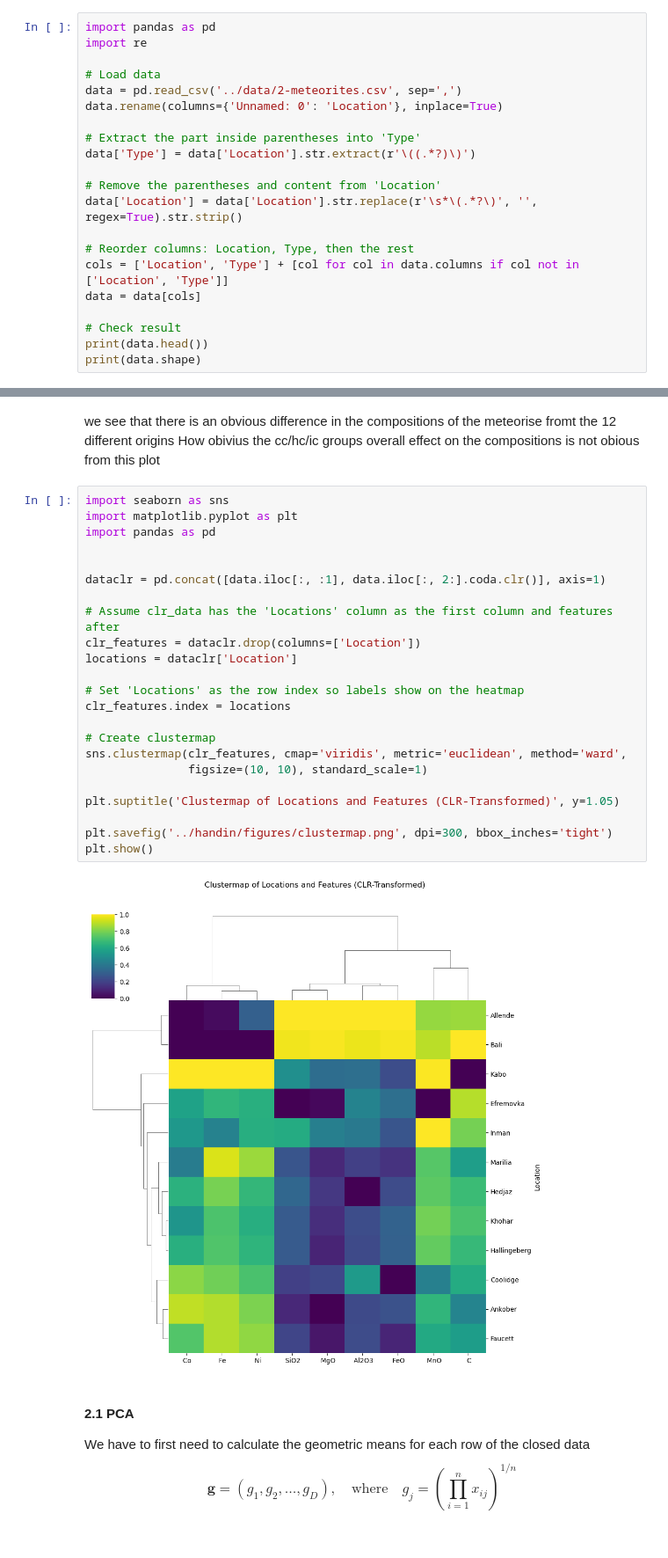
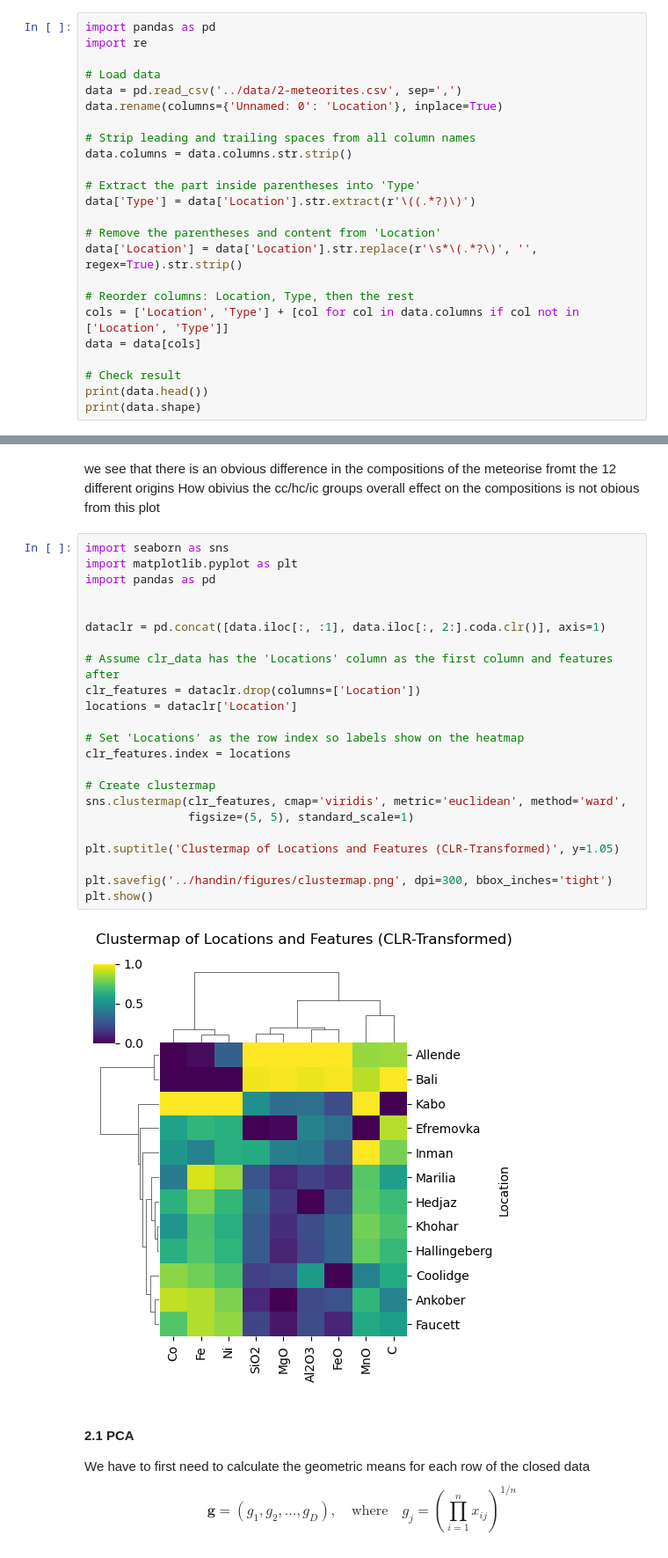
Before and after one commit to AntonWangDTU/coda_exam, a Jupyter notebook: src/2-meteorites.ipynb, the cells around one changed output, grey strips where cells are left out. Shown: that part at 88% size. Drawn from its saved outputs; the diff is of its cells as text.

```diff
--- a/src/2-meteorites.ipynb
+++ b/src/2-meteorites.ipynb
@@ -15,6 +16,9 @@ import re
 # Load data
 data = pd.read_csv('../data/2-meteorites.csv', sep=',')
 data.rename(columns={'Unnamed: 0': 'Location'}, inplace=True)
+
+# Strip leading and trailing spaces from all column names
+data.columns = data.columns.str.strip()
 
 # Extract the part inside parentheses into 'Type'
 data['Type'] = data['Location'].str.extract(r'\((.*?)\)')
@@ -67,28 +71,28 @@ How obivius the cc/hc/ic groups overall effect on the compositions is not obious
 # %%
 import seaborn as sns
 import matplotlib.pyplot as plt
 import pandas as pd
 
 
 dataclr = pd.concat([data.iloc[:, :1], data.iloc[:, 2:].coda.clr()], axis=1)
 
 # Assume clr_data has the 'Locations' column as the first column and features after
 clr_features = dataclr.drop(columns=['Location'])
 locations = dataclr['Location']
 
 # Set 'Locations' as the row index so labels show on the heatmap
 clr_features.index = locations
 
 # Create clustermap
 sns.clustermap(clr_features, cmap='viridis', metric='euclidean', method='ward',
-               figsize=(10, 10), standard_scale=1)
+               figsize=(5, 5), standard_scale=1)
 
 plt.suptitle('Clustermap of Locations and Features (CLR-Transformed)', y=1.05)
 
 plt.savefig('../handin/figures/clustermap.png', dpi=300, bbox_inches='tight')
 plt.show()
 # %% [output]
-[figure, old version]
+[figure, new version]
 # %% [markdown]
 #### 2.1 PCA
 
```
Also changed, not shown: parts of 10 cells of this notebook, 5 other files.
